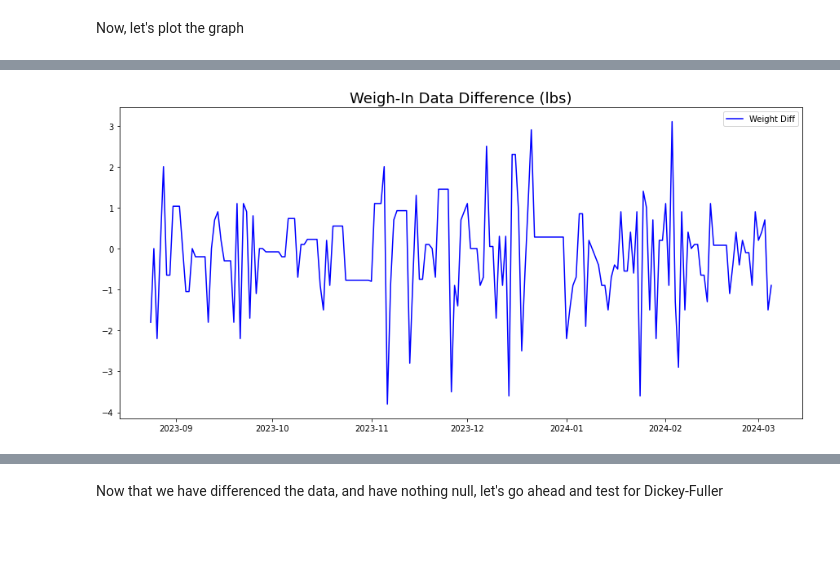
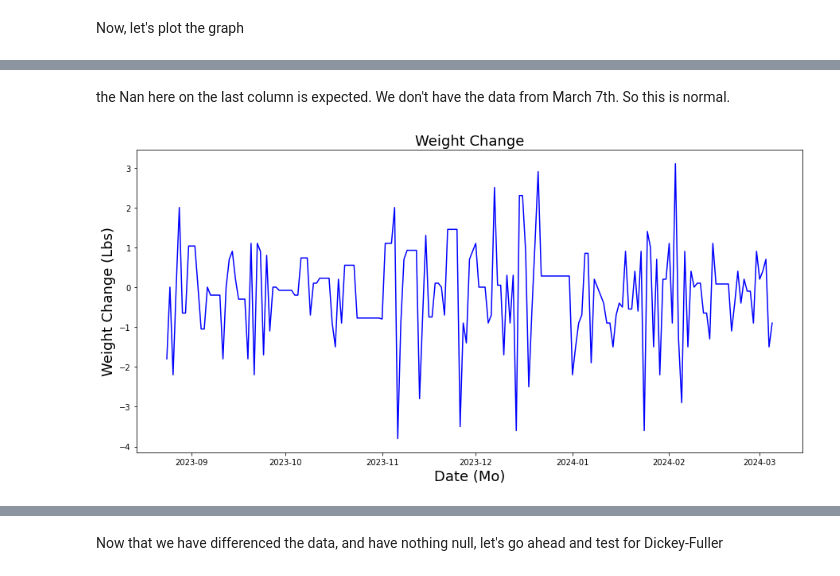
Before and after one commit to bennettandrewm/guess_my_weight, a Jupyter notebook: guess_my_weight_notebook-6-8.ipynb, the cells around one changed output, grey strips where cells are left out. Drawn from its saved outputs; the diff is of its cells as text; code cells hidden in the pictures; blank space fills up the shorter version.

```diff
--- a/guess_my_weight_notebook-6-8.ipynb
+++ b/guess_my_weight_notebook-6-8.ipynb
@@ -85,5 +99,5 @@ import seaborn as sns
 # %%
-df = pd.read_csv('content/guess-my-weight-4-25/merge_health_4_25.csv')
+df = pd.read_csv('/content/guess-my-weight-4-25/merge_health_4_25.csv')
 # %%
 df
 # %% [output]
@@ -162,0 +322,3 @@ We have a few issues to resolve. The biggest issue is the number of zero entries
+# %%
+#create a sleep column
+col_sleep = ['SleepAnalysis_AsleepDeep_hrs', 'SleepAnalysis_AsleepCore_hrs', 'SleepAnalysis_AsleepREM_hrs', 'SleepAnalysis_Awake_hrs']
@@ -417,8 +515,8 @@ plt.rc('axes', titlesize=SMALL_SIZE, labelsize=MEDIUM_SIZE)
 plt.rc('font', size=MEDIUM_SIZE)          # controls default text sizes
 plt.rc('axes', titlesize=BIGGER_SIZE)     # fontsize of the axes title
 plt.rc('axes', labelsize=BIGGER_SIZE)    # fontsize of the x and y labels
-#plt.rc('xtick', labelsize=BIGGER_SIZE)    # fontsize of the tick labels
-#plt.rc('ytick', labelsize=BIGGER_SIZE)    # fontsize of the tick labels
+plt.rc('xtick', labelsize=MEDIUM_SIZE)    # fontsize of the tick labels
+plt.rc('ytick', labelsize=MEDIUM_SIZE)    # fontsize of the tick labels
 #plt.rc('legend', fontsize=SMALL_SIZE)    # legend fontsize
 #plt.rc('figure', titlesize=BIGGER_SIZE)  # fontsize of the figure title
 
@@ -508,10 +605,14 @@ df
+# %% [markdown]
+the Nan here on the last column is expected. We don't have the data from March 7th. So this is normal.
 # %%
+#Let's plot the results
 plt.rcParams['figure.figsize']=(15,7)
 
 plt.plot(df['BodyMass_lb_diff'], color='blue', label = 'Weight Diff')
 
-plt.title('Weigh-In Data Difference (lbs)')
-plt.legend()
+plt.title('Weight Change')
+plt.xlabel('Date (Mo)')
+plt.ylabel('Weight Change (Lbs)')
 plt.show()
 # %% [output]
-[figure, old version]
+[figure, new version]
```
Also changed, not shown: parts of 250 cells of this notebook.
